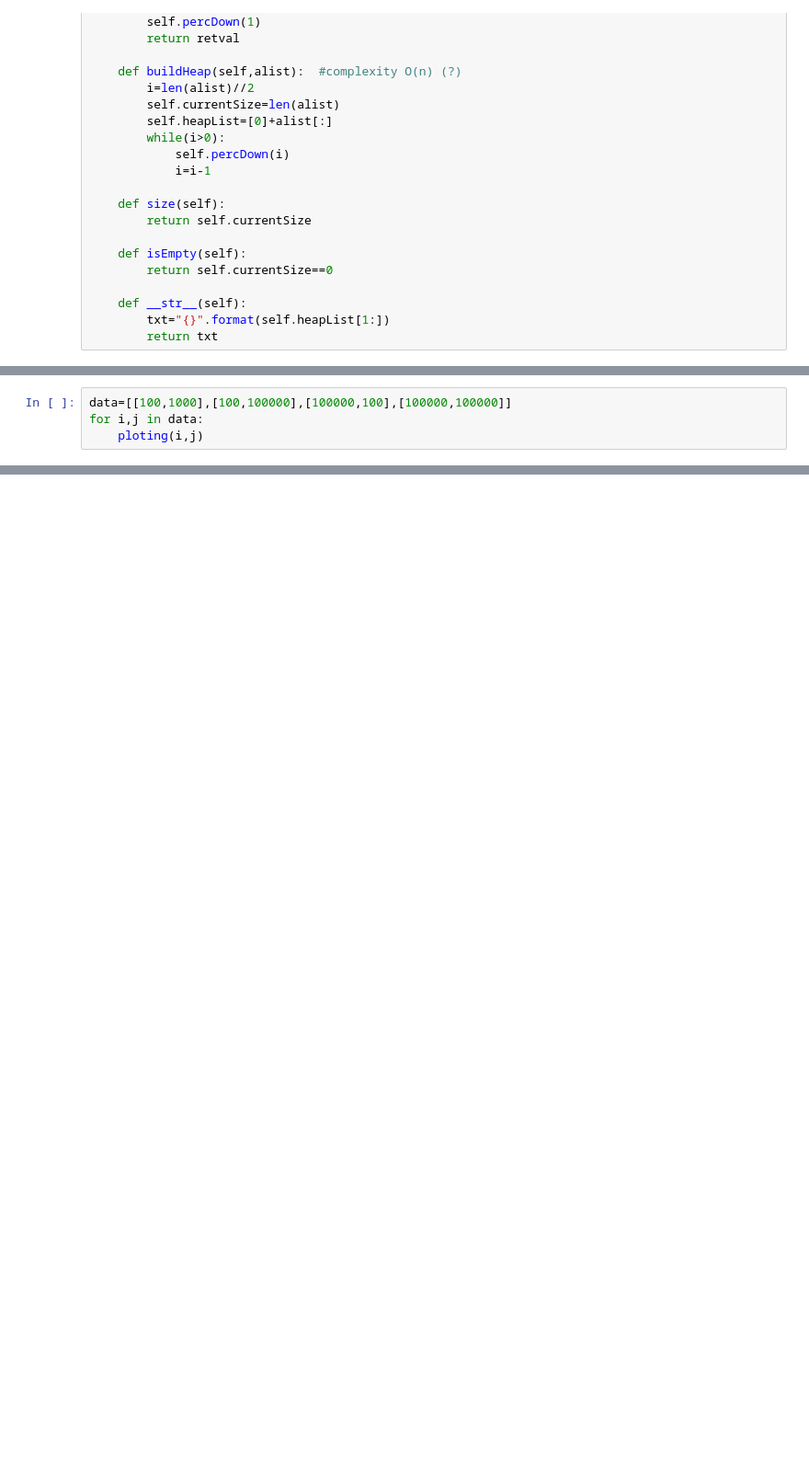
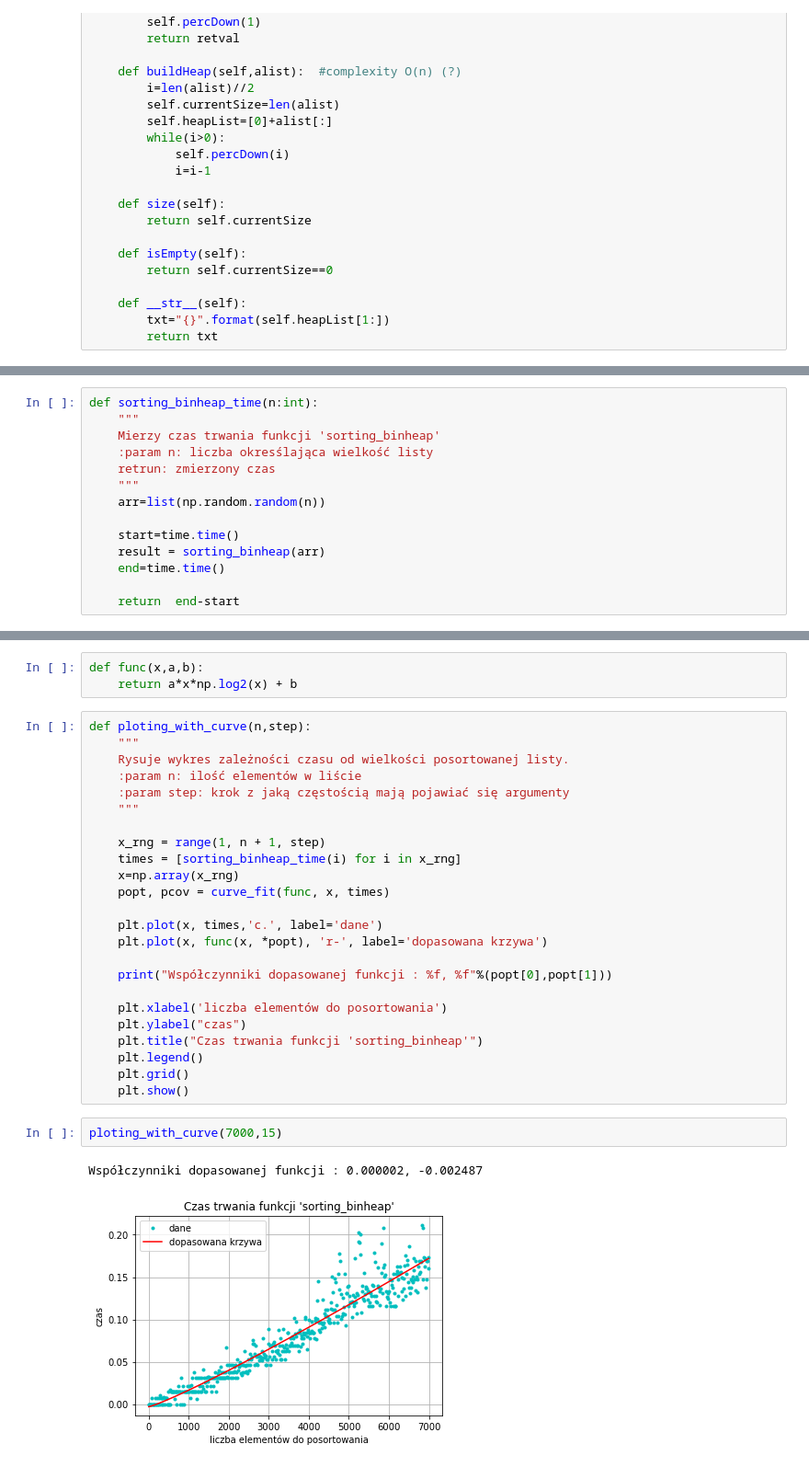
Before and after one commit to maggszy/date_algorithm, a Jupyter notebook: list6/list6.ipynb, the cells around one changed output, grey strips where cells are left out. Shown at 92% size. Drawn from its saved outputs; the diff is of its cells as text; blank space fills up the shorter version.

```diff
--- a/list6/list6.ipynb
+++ b/list6/list6.ipynb
@@ -260,4 +94,0 @@ plotting
-# %%
-data=[[100,1000],[100,100000],[100000,100],[100000,100000]]
-for i,j in data:
-    ploting(i,j)
@@ -270,0 +100,14 @@ w n i o s k i:
+# %%
+def sorting_binheap_time(n:int):
+    """
+    Mierzy czas trwania funkcji 'sorting_binheap'
+    :param n: liczba okresślająca wielkość listy
+    retrun: zmierzony czas
+    """
+    arr=list(np.random.random(n))
+
+    start=time.time()
+    result = sorting_binheap(arr)
+    end=time.time()
+
+    return  end-start
@@ -270,0 +117,32 @@ w n i o s k i:
+# %%
+def func(x,a,b):
+    return a*x*np.log2(x) + b
+# %%
+def ploting_with_curve(n,step):
+    """
+    Rysuje wykres zależności czasu od wielkości posortowanej listy.
+    :param n: ilość elementów w liście
+    :param step: krok z jaką częstością mają pojawiać się argumenty
+    """
+
+    x_rng = range(1, n + 1, step)
+    times = [sorting_binheap_time(i) for i in x_rng]
+    x=np.array(x_rng)
+    popt, pcov = curve_fit(func, x, times)
+
+    plt.plot(x, times,'c.', label='dane')
+    plt.plot(x, func(x, *popt), 'r-', label='dopasowana krzywa')
+
+    print("Współczynniki dopasowanej funkcji : %f, %f"%(popt[0],popt[1]))
+
+    plt.xlabel('liczba elementów do posortowania')
+    plt.ylabel("czas")
+    plt.title("Czas trwania funkcji 'sorting_binheap'")
+    plt.legend()
+    plt.grid()
+    plt.show()
+# %%
+ploting_with_curve(7000,15)
+# %% [output]
+Współczynniki dopasowanej funkcji : 0.000002, -0.002487
+[figure, added]
```
Also changed, not shown: parts of 28 cells of this notebook, 1 other file.
